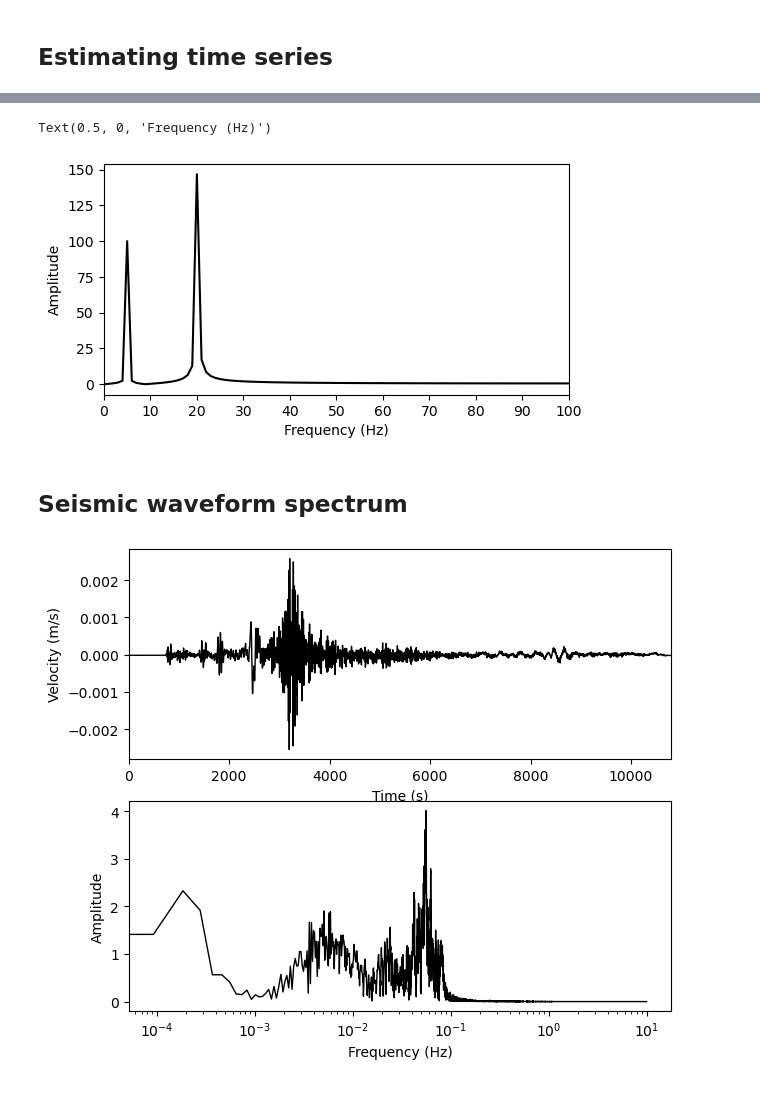
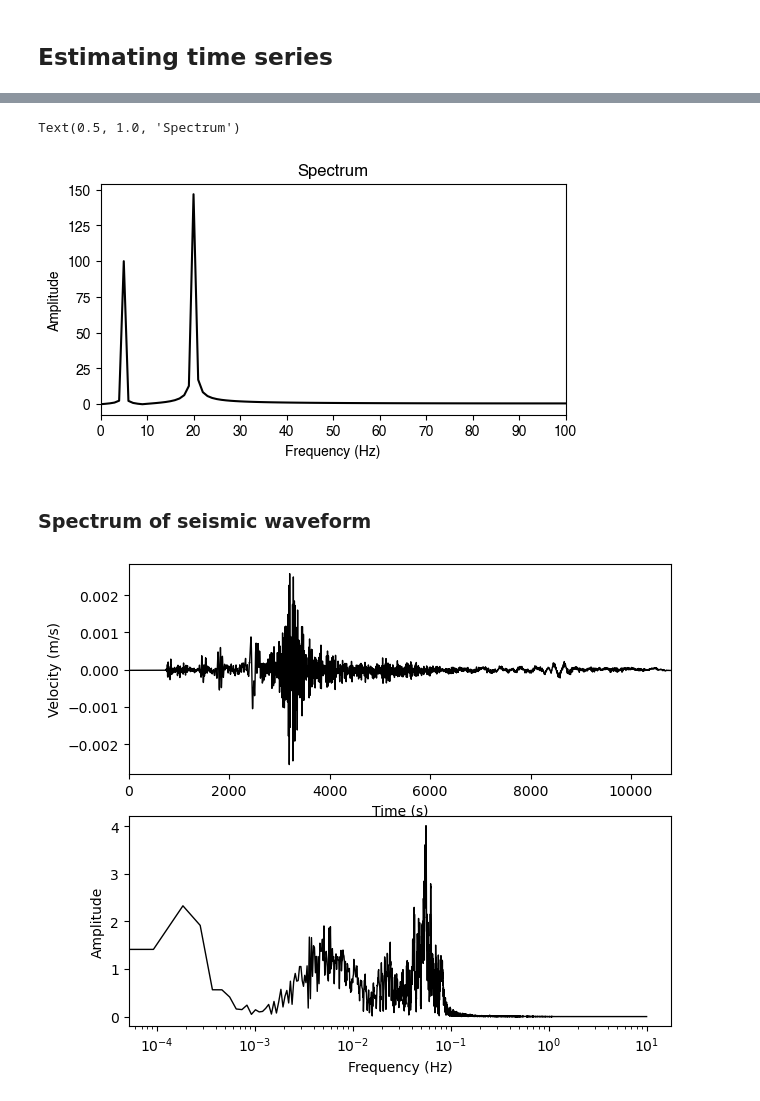
Before and after one commit to jhtong33/2024_NTU_python101, a Jupyter notebook: 04.fft_basic.ipynb, the cells around one changed output, grey strips where cells are left out. Drawn from its saved outputs; the diff is of its cells as text; code cells hidden in the pictures.

```diff
--- a/04.fft_basic.ipynb
+++ b/04.fft_basic.ipynb
@@ -33,21 +36,22 @@ The `sampling theorem` states that at least 2 samples per period are needed to c
 # %%
 fNy = fs/ 2
 npts = len(t)
 
 spec = np.fft.rfft(signal)
 freq = np.linspace(0, fNy, npts // 2 + 1)
 
 plt.figure(figsize=(6,3))
 plt.plot(freq, abs(spec), 'k')
 plt.xlim(0, fNy)
 plt.xticks(range(0, int(fNy+1), 10))
 plt.ylabel('Amplitude')
 plt.xlabel('Frequency (Hz)')
+plt.title('Spectrum')
 # %% [output]
-Text(0.5, 0, 'Frequency (Hz)')
+Text(0.5, 1.0, 'Spectrum')
-[figure, old version]
+[figure, new version]
 # %% [markdown]
-## Seismic waveform spectrum
+### Spectrum of seismic waveform
 # %%
 st = read('GR.WET..BHZ.20110311T054623.mseed')
 # %%
```
Also changed, not shown: parts of 14 cells of this notebook.
